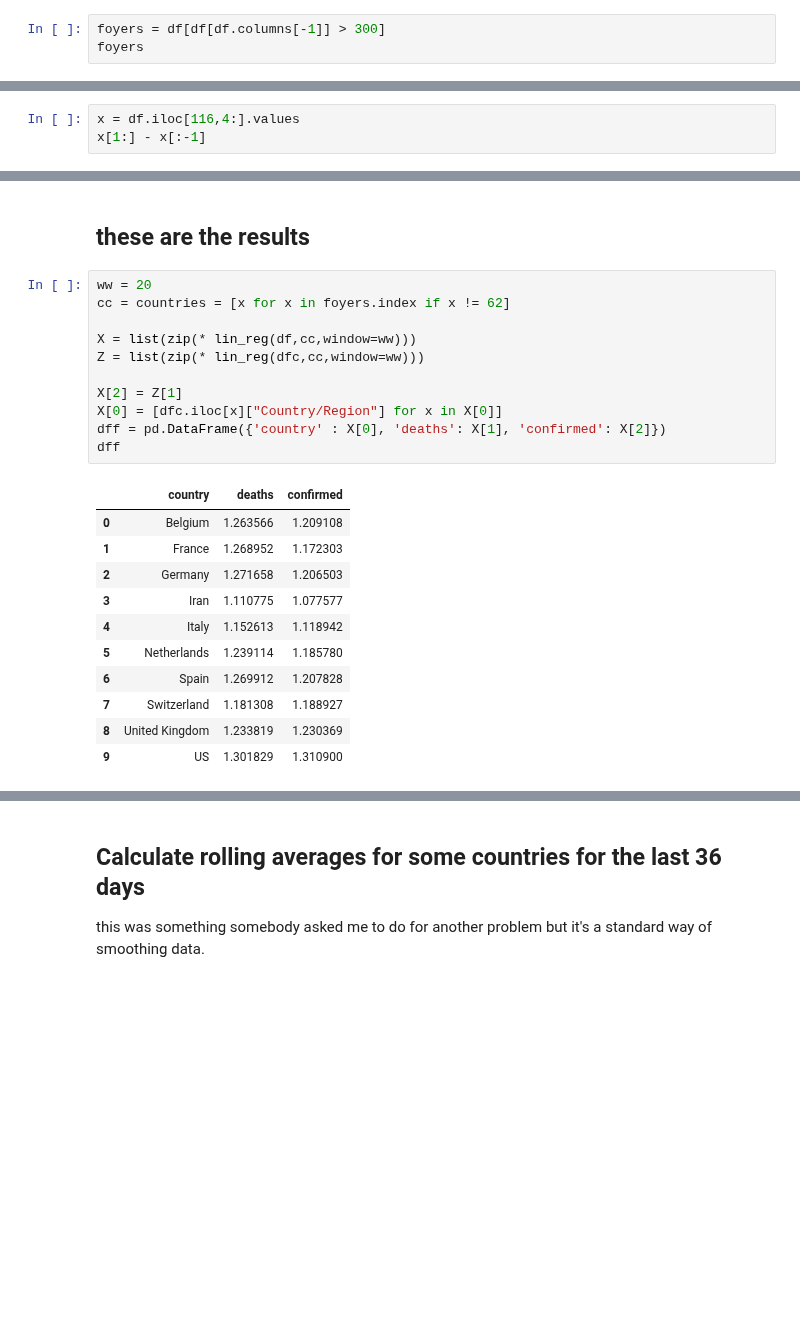
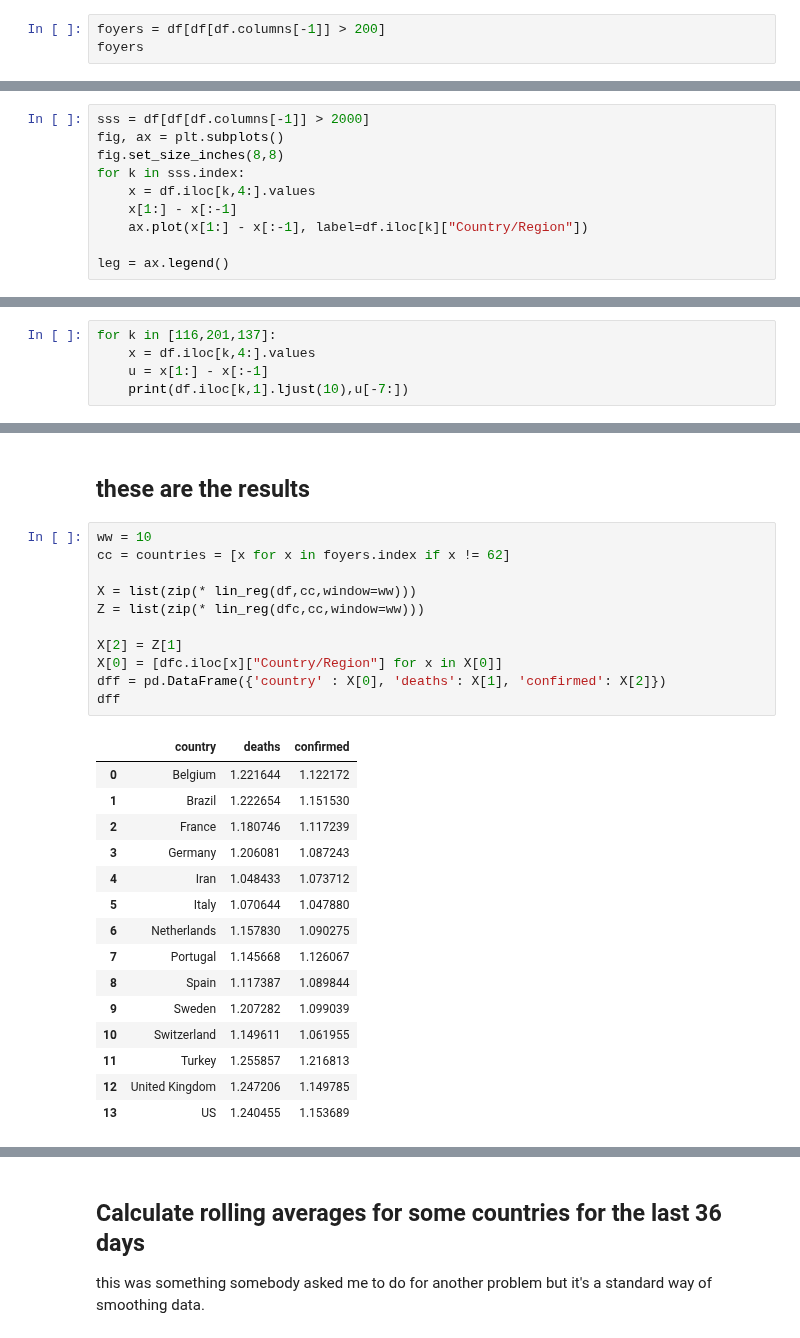
Before and after one commit to macbuse/just-math, a Jupyter notebook: covid_mortality.ipynb, the cells around one changed output, grey strips where cells are left out. Drawn from its saved outputs; the diff is of its cells as text; blank space fills up the shorter version.

```diff
--- a/covid_mortality.ipynb
+++ b/covid_mortality.ipynb
@@ -58,7 +58,7 @@ df[df["Country/Region"] == 'South Korea']
 These are the hotspots for the pandemic
 - I chose 300 because I can catch Germany like that
 # %%
-foyers = df[df[df.columns[-1]] > 300]
+foyers = df[df[df.columns[-1]] > 200]
 foyers
 # %% [output]
 |  | Province/State | Country/Region | Lat | Long | 1/22/20 | 1/23/20 | 1/24/20 | 1/25/20 | 1/26/20 | ... |
@@ -88,5 +97,2 @@ leg = ax.legend();
 # %% [markdown]
 so the graph shows log(deaths)
-# %%
-x = df.iloc[116,4:].values
-x[1:] - x[:-1]
@@ -97,0 +99,10 @@ array([0, 0, 0, 0, 0, 0, 0, 0, 0, 0, 0, 0, 0, 0, 0, 0, 0, 0, 0, 0, 0, 0,
+# %%
+sss = df[df[df.columns[-1]] > 2000]
+fig, ax = plt.subplots()
+fig.set_size_inches(8,8)
+for k in sss.index:
+    x = df.iloc[k,4:].values
+    x[1:] - x[:-1]
+    ax.plot(x[1:] - x[:-1], label=df.iloc[k]["Country/Region"])
+
+leg = ax.legend()
@@ -97,0 +111,5 @@ array([0, 0, 0, 0, 0, 0, 0, 0, 0, 0, 0, 0, 0, 0, 0, 0, 0, 0, 0, 0, 0, 0,
+# %%
+for k in [116,201,137]:
+    x = df.iloc[k,4:].values
+    u = x[1:] - x[:-1]
+    print(df.iloc[k,1].ljust(10),u[-7:])
@@ -128,25 +150,29 @@ def lin_reg(mdf, indices, window = 10):
 # %% [markdown]
 ## these are the results
 # %%
-ww = 20
+ww = 10
 cc = countries = [x for x in foyers.index if x != 62]
 
 X = list(zip(* lin_reg(df,cc,window=ww)))
 Z = list(zip(* lin_reg(dfc,cc,window=ww)))
 
 X[2] = Z[1]
 X[0] = [dfc.iloc[x]["Country/Region"] for x in X[0]]
 dff = pd.DataFrame({'country' : X[0], 'deaths': X[1], 'confirmed': X[2]})
 dff
 # %% [output]
 |  | country | deaths | confirmed |
-| 0 | Belgium | 1.263566 | 1.209108 |
-| 1 | France | 1.268952 | 1.172303 |
-| 2 | Germany | 1.271658 | 1.206503 |
-| 3 | Iran | 1.110775 | 1.077577 |
-| 4 | Italy | 1.152613 | 1.118942 |
-| 5 | Netherlands | 1.239114 | 1.185780 |
-| 6 | Spain | 1.269912 | 1.207828 |
-| 7 | Switzerland | 1.181308 | 1.188927 |
-| 8 | United Kingdom | 1.233819 | 1.230369 |
-| 9 | US | 1.301829 | 1.310900 |
+| 0 | Belgium | 1.221644 | 1.122172 |
+| 1 | Brazil | 1.222654 | 1.151530 |
+| 2 | France | 1.180746 | 1.117239 |
+| 3 | Germany | 1.206081 | 1.087243 |
+| 4 | Iran | 1.048433 | 1.073712 |
+| 5 | Italy | 1.070644 | 1.047880 |
+| 6 | Netherlands | 1.157830 | 1.090275 |
+| 7 | Portugal | 1.145668 | 1.126067 |
+| 8 | Spain | 1.117387 | 1.089844 |
+| 9 | Sweden | 1.207282 | 1.099039 |
+| 10 | Switzerland | 1.149611 | 1.061955 |
+| 11 | Turkey | 1.255857 | 1.216813 |
+| 12 | United Kingdom | 1.247206 | 1.149785 |
+| 13 | US | 1.240455 | 1.153689 |
```
Also changed, not shown: parts of 23 cells of this notebook.
